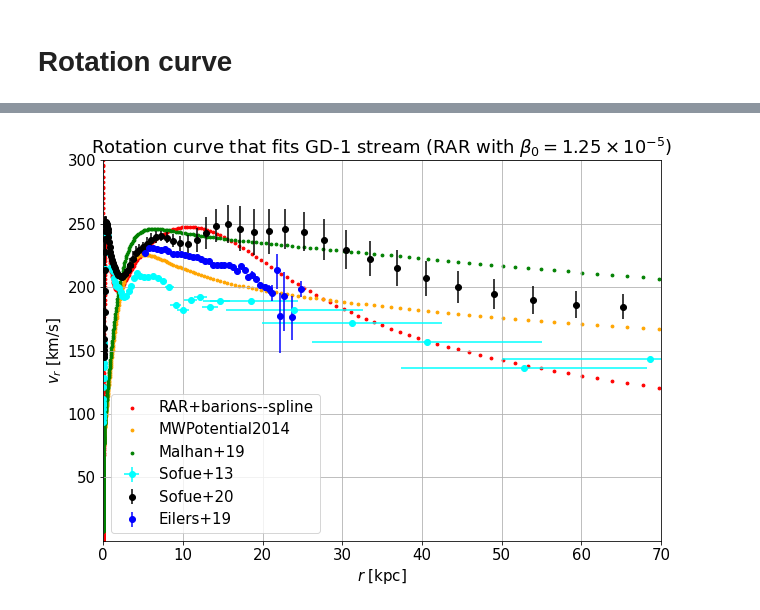
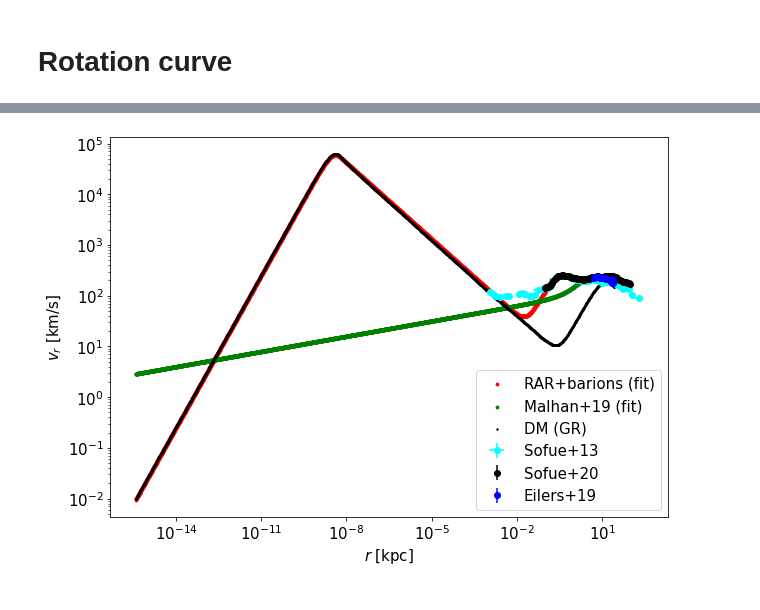
Before and after one commit to martinmestre/stream-fit, a Jupyter notebook: orbitpot_model/rotation_curve.ipynb, the cells around one changed output, grey strips where cells are left out. Saved outputs shown, nothing was run; the diff lists cells and outputs as text; code cells hidden in the pictures.

Commit message:
GR circular velocity properly computed without noise.

```diff
--- a/orbitpot_model/rotation_curve.ipynb
+++ b/orbitpot_model/rotation_curve.ipynb
@@ -27,11 +28,13 @@ galpyWarning: libgalpy C extension module not loaded, because of error 'libopenb
 # %%
 # Rotation velocity
-
+G = 4.300923924e-6
 c=2.997925e5  # km s^-1
 kpc2cm = 3.0856776e+21 #cm/kpc
 sec2rad = np.pi/(180.*60**2)
 cm2kpc = 1.0/kpc2cm
-
+M_bh = 4.075e6  # M_sun
+r_schwa = 2.0*G*M_bh / c**2
+print('r_schwa = ', r_schwa, ' kpc')
 
 def accel_mw(x,y,z):
     return bulge.accel(x,y,z)+thin.accel(x,y,z)+thick.accel(x,y,z)+halo.accel(x,y,z)
@@ -84,7 +87,7 @@ thick= pot.MiyamotoNagai(1700.0*M_gal,2.6,0.8)
 # thick = pot.MiyamotoNagai(1700.0*M_gal*scaleM_thick, 2.6*scaleR_thick, 0.8*scaleZ_thick)
 
 # Set halo potential
-ener_f = 56.0  # keV
+# ener_f = 60.0  # keV
 # theta_0, W_0, beta_0 = 3.77780827e+01, 6.63468885e+01, 1.20446329e-05
 # theta_0 = 3.555983357444605275e+01
 # W_0 = theta_0 + 2.695065692279481695e+01
@@ -96,12 +99,28 @@ ener_f = 56.0  # keV
 # beta_0 = 1.20446329e-05
 # theta_0, d_theta = u_0[0:2]  # 3.801447492884311430e+01, 2.876435599599692239e+01
 # beta_0 = 1.25e-5
+# theta_0, d_theta = 3.617308965727325187e+01, 2.740902073407499984e+01
+# theta_0, d_theta = 3.623511473208260014e+01, 2.745737545624503895e+01
+# Values with factor 1/3 corrected:
+# theta_0, d_theta = 3.628885544245152772e+01, 2.751120739351376443e+01 # antikythera
+theta_0, d_theta = 3.622167561400048186e+01, 2.746168378720571113e+01 # serafin
+theta_0, d_theta = 3.621802786938911822e+01, 2.745899649967862999e+01 # antikythera again
+theta_0, d_theta, beta_0 = [36.602295138822136, 27.7389055636981, 1.2483866388197007e-5]
+ener_f, theta_0, d_theta, beta_0 = [160.0, 38.41258742015278, 28.861437570475488, 0.00020341022881098476]
+ener_f, theta_0, d_theta, beta_0 = [170.0, 38.659153030784545, 29.02076435108228, 0.00022642457481307425]
+ener_f, theta_0, d_theta, beta_0 = [180.0, 38.659151633344315, 29.02076188196288, 0.00022625041108409515]
+ener_f, theta_0, d_theta, beta_0 = [194.0, 38.79370150009697, 29.02297896106794, 0.0003434274129520655]
+ener_f, theta_0, d_theta, beta_0 = [218.0, 39.245315267007555, 29.234186274720873, 0.00048017706839641113]
+ener_f, theta_0, d_theta, beta_0 = [222.9, 39.303649582651786, 29.250485799717634, 0.0005108313351863354]
+ener_f, theta_0, d_theta, beta_0 = [218.7, 39.27071181080632, 29.246512183744002, 0.00048716591357873666]
+ener_f, theta_0, d_theta, beta_0 = [225.9, 39.38071002753344, 29.287481537386633, 0.000532318353185992]
+ener_f, theta_0, d_theta, beta_0 = [300.0, 40.65398721375036, 29.524719280317328, 0.0013010622429679916]
 
 # List of solutions from GD-1 fit (Crests of maximums.)
 # beta_0 = 1.0e-5
 # theta_0, d_theta = 36.5310621242485, 27.687374749498996
-beta_0 = 1.2e-05
-theta_0, d_theta = 36.28657314629258, 27.494989979959918
+# beta_0 = 1.2e-05
+# theta_0, d_theta = 36.28657314629258, 27.494989979959918
 # beta_0 = 1.3000000000000001e-05
 # theta_0, d_theta = 36.22244488977956, 27.442885771543086
 # beta_0 =1.5e-05
@@ -109,10 +128,12 @@ theta_0, d_theta = 36.28657314629258, 27.494989979959918
 W_0 = theta_0+d_theta
 param = np.array([ener_f,theta_0, W_0, beta_0 ])
 halo = pot.RAR(param)
-
+print('halo=',halo)
+print('halo.r[0]=', halo.r_s[0])
+print('halo.r[-1]=', halo.r_s[-1])
 
 # Compute circular velocities
-r_vec=np.logspace(-11,2,1000)
+r_vec=np.logspace(np.log10(halo.r_s[0]),np.log10(halo.r_s[-1]),2000)
 v_vec = [rot_vel_mw(x) for x in r_vec]
 v_galpy = [galpy_vcirc(x) for x in r_vec]
 v_malhan = [malhan_vcirc(x) for x in r_vec]
@@ -120,49 +141,74 @@ print('Rar: V_c(R_sun)=',rot_vel_mw(8.122))
 print('Bovy: V_circ(R_sun)=', galpy_vcirc(8.122))
 print('Malhan: V_circ(R_sun)=', malhan_vcirc(8.122))
 
+def v_circ_Newton(r):
+    """Newtonian circular velocity for the rar model."""
+    G_u = 4.3009e-6  # kpc (km/s)^2 M_sun^-1
+    return np.sqrt(G_u*halo.mass_wrap(r)/r)
 
-def v_circ_gr(r):
-    return np.sqrt(0.5*c*c*r*halo.dnu(r))
+def v_circ_Newton_array(r):
+    """Newtonian circular velocity for the rar model."""
+    G_u = 4.3009e-6  # kpc (km/s)^2 M_sun^-1
+    return np.sqrt(G_u*halo.mass_wrap_array(r)/r)
+
+def v_circ_GR(r):
+    """GR circula velocity for the rar model. Better to use this one instead of the Newtonian."""
+    c = 2.997925e5  # km s^-1
+    return np.sqrt(0.5*c*c*r*halo.dnu_integral_spl(r))
+
+def v_circ_GR_array(r):
+    """GR circula velocity for the rar model. Better to use this one instead of the Newtonian."""
+    c = 2.997925e5  # km s^-1
+    return np.sqrt(0.5*c*c*r*halo.dnu_wrap_array(r))
 
 def get_core(r):
-    arg_max = argrelextrema(v_circ_gr(r), np.greater)
+    arg_max = argrelextrema(v_circ_GR_array(r), np.greater)
     print('arg_max=',arg_max)
     arg_first_max = arg_max[0][0]
     r_cand = r[arg_first_max]
+    print('first max =', r_cand)
+    print('second max =', r[arg_max[0][1]])
     bounds=np.array([r_cand*0.5,r_cand*1.5])
-    r_core=optimize.fminbound(lambda r: -v_circ_gr(r),bounds[0],bounds[1],xtol=0.5e-14,maxfun=1000)
+    r_core=optimize.fminbound(lambda r: -v_circ_GR(r),bounds[0],bounds[1],xtol=0.5e-12,maxfun=1000)
     m_core=halo.mass_spline(r_core)
     print('r_cand =', r_cand*cm2kpc)
     print('m_cand =', halo.mass_spline(r_cand))
-    print('r_core =', r_core*cm2kpc,' kpc')
+    print('r_core =', r_core,' kpc')
+    print('r_core =', r_core/r_schwa,' r_schwa')
     print('m_core =', m_core, ' M_sun')
-    plt.plot(r, v_circ_gr(r))
-    plt.xscale('log')
-    plt.yscale('log')
+    plt.plot(r, v_circ_GR_array(r), marker= '.', markersize=3)
+    plt.plot(r, v_circ_Newton_array(r), marker='.', markersize=0.1 )
+    # plt.xscale('log')
+    # plt.yscale('log')
+    print('r[-1]=', r[-1])
+    plt.xlim(1,r[-1])
+    plt.ylim(1.e-10,300)
     plt.show()
     return r_core, m_core
 
+print('Newtonian')
 get_core(r_vec)
+v_vec_GR = [v_circ_GR(x) for x in r_vec]
 
 # Plot
 fig = plt.figure(figsize=(10,7))
 font = {"size": 15}
 plt.rc('font', **font)
-plt.scatter(r_vec,v_vec,s=8,marker='o', color='red', label='RAR+barions--spline')
-plt.scatter(r_vec,v_galpy,s=8,marker='o', color='orange',label='MWPotential2014')
-plt.scatter(r_vec,v_malhan,s=8,marker='o', color='green',label='Malhan+19')
+plt.scatter(r_vec,v_vec,s=8,marker='o', color='red', label='RAR+barions (fit)')
+# plt.scatter(r_vec,v_galpy,s=8,marker='o', color='orange',label='MWPotential2014')
+plt.scatter(r_vec,v_malhan,s=8,marker='o', color='green',label='Malhan+19 (fit)')
 # plt.scatter(r_vec,v_circ_gr(r_vec), s=8,marker='o', color='violet',label='halo with dnu')
 plt.errorbar(v_Sof13['r']/1.e3, v_Sof13['v'], xerr=v_Sof13['err_r']/1.e3 ,yerr=v_Sof13['err_v'], fmt='o', color='cyan', label='Sofue+13')
 plt.errorbar(v_Sof20['Radius'],v_Sof20['Velocity'],yerr=v_Sof20['Error'],fmt='o',color='black',label='Sofue+20')
 plt.errorbar(v_Eilers['r'],v_Eilers['v'],yerr=asym_error,fmt='o',color='blue',label='Eilers+19')
-plt.xlim(1.e-10,70)
-plt.ylim(1.e-2,300)
+plt.scatter(r_vec,v_vec_GR,s=8,marker='.', color='black', label='DM (GR)')
+# plt.xlim(None,None)
+# plt.ylim(1.e-2,300)
 plt.xlabel(r'$r$ [kpc]')
 plt.ylabel(r'$v_r$ [km/s]')
-plt.grid(True)
 plt.legend()
-# plt.xscale('log')
-# plt.yscale('log')
-plt.title(r'Rotation curve that fits GD-1 stream (RAR with $\beta_0=1.25\times 10^{-5}$)')
-plt.savefig('plots/rotation_curve_beta0_1.25e-5_b.png')
+plt.xscale('log')
+plt.yscale('log')
+# plt.title(r'Rotation curve that fits GD-1 stream (RAR with $\beta_0=1.25\times 10^{-5}$)')
+plt.savefig('plots/rotation_curves_data.png')
 # %% [output]
@@ -179 +233 @@ m_core = 3401507.4963319036  M_sun
-[figure, old version]
+[figure, new version]
```
Also changed, not shown: parts of 4 cells of this notebook, 12 other files.
